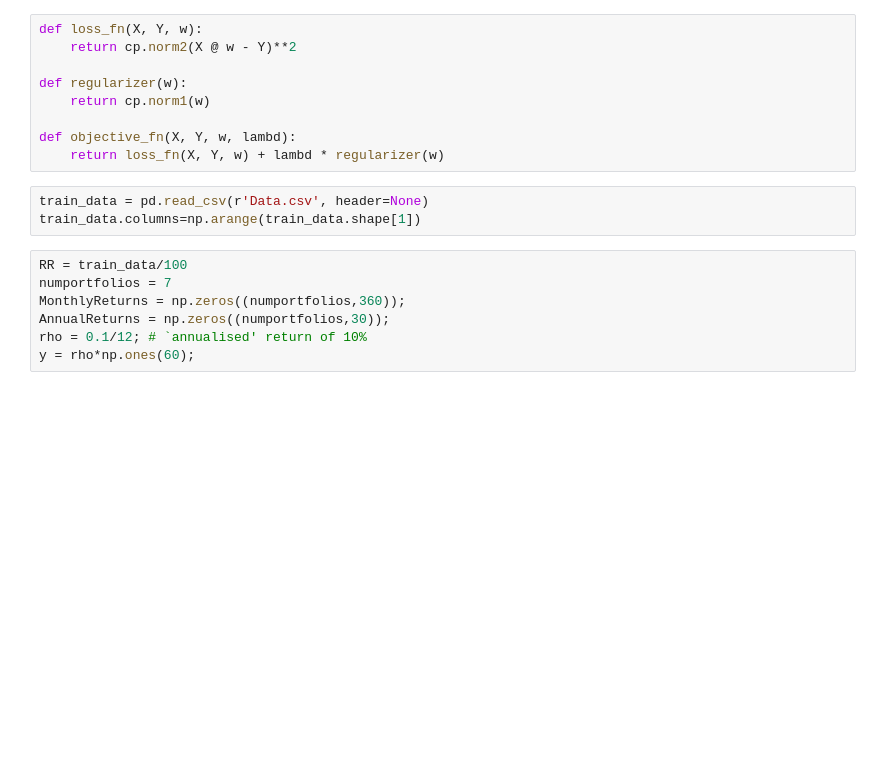
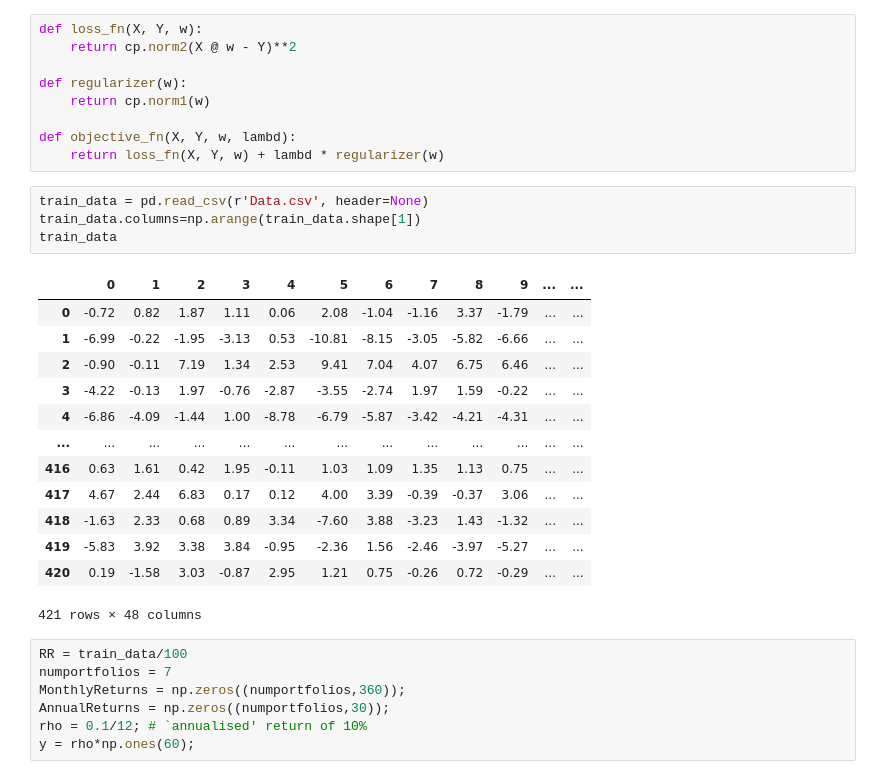
Before and after one commit to niksakkas/Machine-Learning-Methods-for-Markowitz-Portfolio-Optimization, a Jupyter notebook: Portfolio_Optimization/IPYNB/ComparePortfolios.ipynb, the cells around one changed output. Saved outputs shown, nothing was run; the diff lists cells and outputs as text; blank space fills up the shorter version.

```diff
--- a/Portfolio_Optimization/IPYNB/ComparePortfolios.ipynb
+++ b/Portfolio_Optimization/IPYNB/ComparePortfolios.ipynb
@@ -51,6 +51,21 @@ def objective_fn(X, Y, w, lambd):
 # %%
 train_data = pd.read_csv(r'Data.csv', header=None)
 train_data.columns=np.arange(train_data.shape[1])
+train_data
+# %% [output]
+|  | 0 | 1 | 2 | 3 | 4 | 5 | 6 | 7 | 8 | 9 | ... | ... |
+| 0 | -0.72 | 0.82 | 1.87 | 1.11 | 0.06 | 2.08 | -1.04 | -1.16 | 3.37 | -1.79 | ... | ... |
+| 1 | -6.99 | -0.22 | -1.95 | -3.13 | 0.53 | -10.81 | -8.15 | -3.05 | -5.82 | -6.66 | ... | ... |
+| 2 | -0.90 | -0.11 | 7.19 | 1.34 | 2.53 | 9.41 | 7.04 | 4.07 | 6.75 | 6.46 | ... | ... |
+| 3 | -4.22 | -0.13 | 1.97 | -0.76 | -2.87 | -3.55 | -2.74 | 1.97 | 1.59 | -0.22 | ... | ... |
+| 4 | -6.86 | -4.09 | -1.44 | 1.00 | -8.78 | -6.79 | -5.87 | -3.42 | -4.21 | -4.31 | ... | ... |
+| ... | ... | ... | ... | ... | ... | ... | ... | ... | ... | ... | ... | ... |
+| 416 | 0.63 | 1.61 | 0.42 | 1.95 | -0.11 | 1.03 | 1.09 | 1.35 | 1.13 | 0.75 | ... | ... |
+| 417 | 4.67 | 2.44 | 6.83 | 0.17 | 0.12 | 4.00 | 3.39 | -0.39 | -0.37 | 3.06 | ... | ... |
+| 418 | -1.63 | 2.33 | 0.68 | 0.89 | 3.34 | -7.60 | 3.88 | -3.23 | 1.43 | -1.32 | ... | ... |
+| 419 | -5.83 | 3.92 | 3.38 | 3.84 | -0.95 | -2.36 | 1.56 | -2.46 | -3.97 | -5.27 | ... | ... |
+| 420 | 0.19 | -1.58 | 3.03 | -0.87 | 2.95 | 1.21 | 0.75 | -0.26 | 0.72 | -0.29 | ... | ... |
+421 rows × 48 columns
 # %%
 RR = train_data/100
 numportfolios = 7
```
Also changed, not shown: parts of 6 cells of this notebook, 4 other files.
